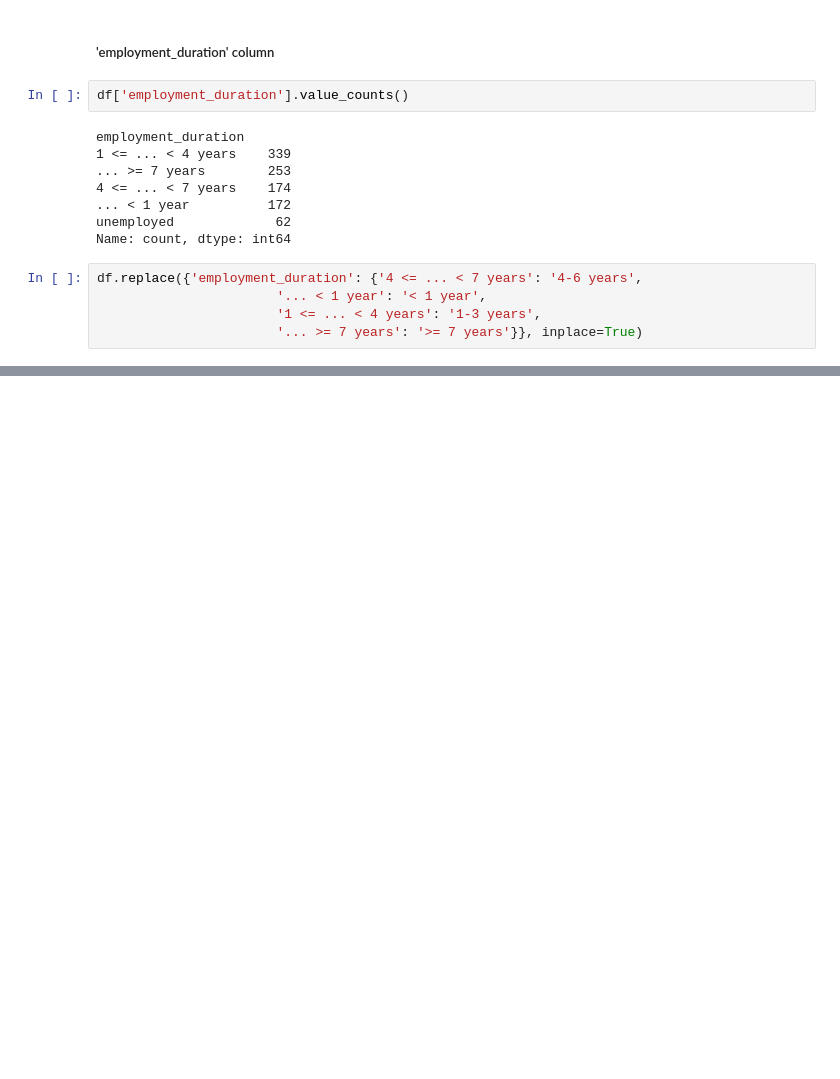
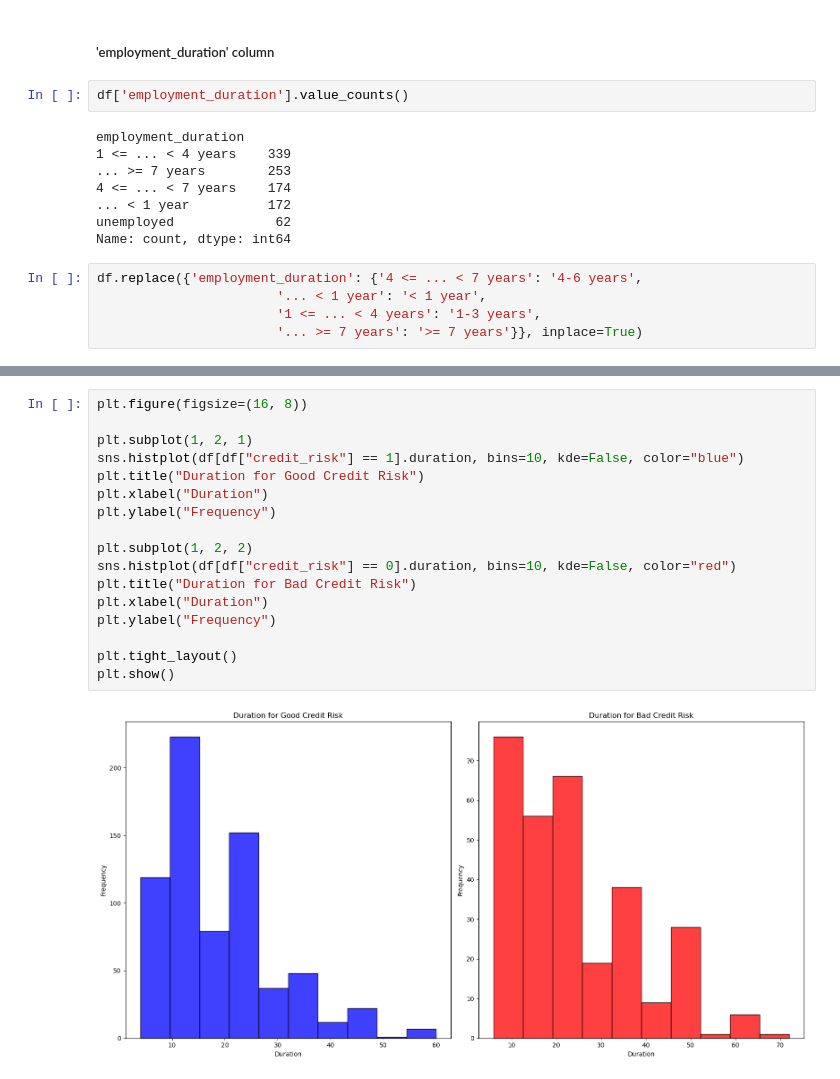
Before and after one commit to GrzegorzPus/Credit_Risk_Analysis, a Jupyter notebook: Exploratory Data Analysis.ipynb, the cells around one changed output, grey strips where cells are left out. Drawn from its saved outputs; the diff is of its cells as text; blank space fills up the shorter version.

```diff
--- a/Exploratory Data Analysis.ipynb
+++ b/Exploratory Data Analysis.ipynb
@@ -281,0 +148,19 @@ df.replace({'purpose': {'car (new)', '': 'furniture_equipment', 'domestic applia
+# %%
+plt.figure(figsize=(16, 8))
+
+plt.subplot(1, 2, 1)
+sns.histplot(df[df["credit_risk"] == 1].duration, bins=10, kde=False, color="blue")
+plt.title("Duration for Good Credit Risk")
+plt.xlabel("Duration")
+plt.ylabel("Frequency")
+
+plt.subplot(1, 2, 2)
+sns.histplot(df[df["credit_risk"] == 0].duration, bins=10, kde=False, color="red")
+plt.title("Duration for Bad Credit Risk")
+plt.xlabel("Duration")
+plt.ylabel("Frequency")
+
+plt.tight_layout()
+plt.show()
+# %% [output]
+[figure, added]
```
Also changed, not shown: parts of 38 cells of this notebook.
